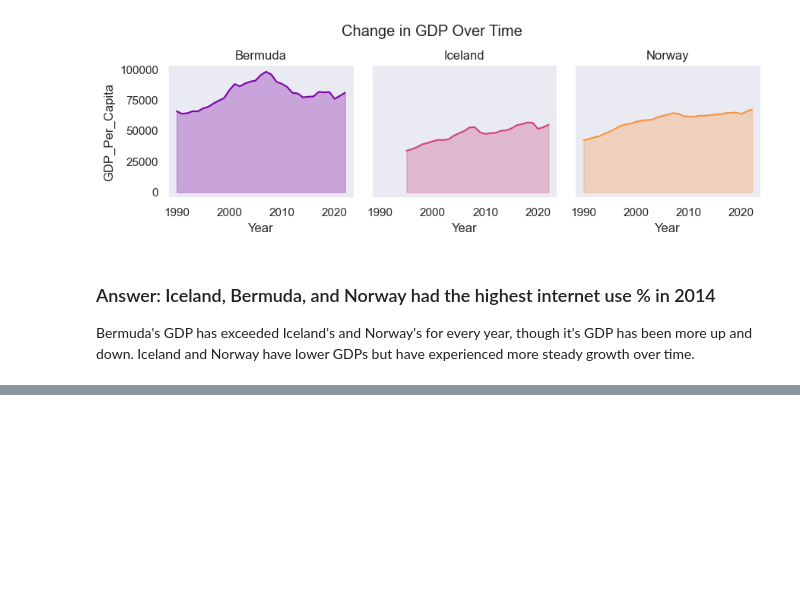
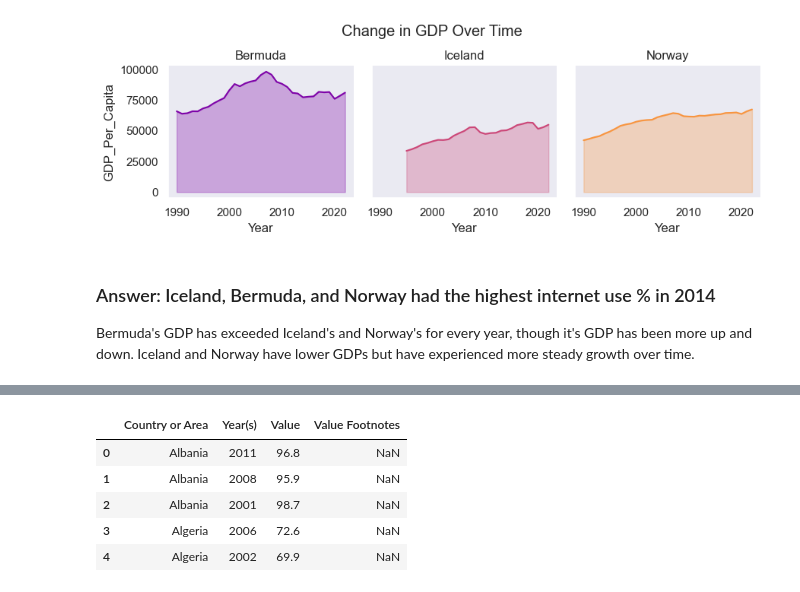
Before and after one commit to NSS-Data-Analytics-Cohort-11/undata-jessicabohannon, a Jupyter notebook: notebook/UN_Data.ipynb, the cells around one changed output, grey strips where cells are left out. Drawn from its saved outputs; the diff is of its cells as text; code cells hidden in the pictures; blank space fills up the shorter version.

```diff
--- a/notebook/UN_Data.ipynb
+++ b/notebook/UN_Data.ipynb
@@ -552,0 +648,12 @@ Bermuda's GDP has exceeded Iceland's and Norway's for every year, though it's GD
+# %%
+#Importing Literacy rate among adults aged >= 15 years (%)
+literacy_df = pd.read_csv('../data/literacy_rate.csv')
+
+literacy_df.head()
+# %% [output]
+|  | Country or Area | Year(s) | Value | Value Footnotes |
+| 0 | Albania | 2011 | 96.8 | NaN |
+| 1 | Albania | 2008 | 95.9 | NaN |
+| 2 | Albania | 2001 | 98.7 | NaN |
+| 3 | Algeria | 2006 | 72.6 | NaN |
+| 4 | Algeria | 2002 | 69.9 | NaN |
```
Also changed, not shown: parts of 16 cells of this notebook, 1 other file.
